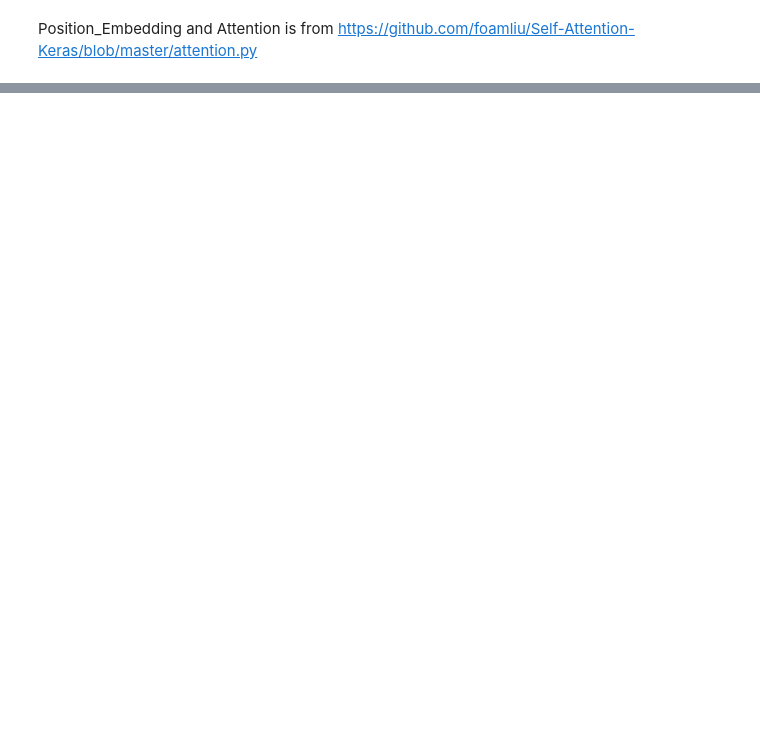
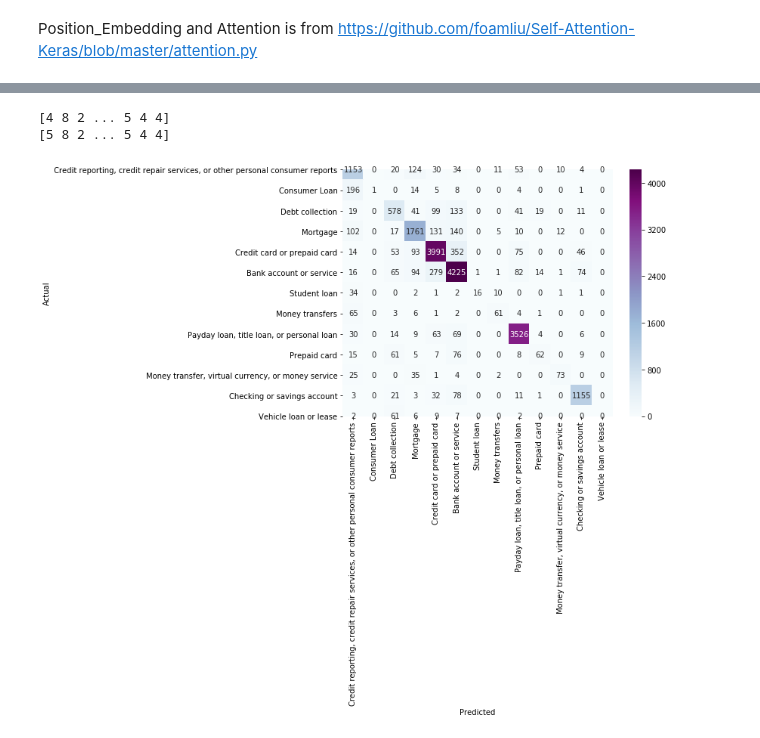
Before and after one commit to hong6us/W266_Fall2019_FinalProject, a Jupyter notebook: Customer_Complaints_Analysis.ipynb, the cells around one changed output, grey strips where cells are left out. Drawn from its saved outputs; the diff is of its cells as text; code cells hidden in the pictures; blank space fills up the shorter version.

```diff
--- a/Customer_Complaints_Analysis.ipynb
+++ b/Customer_Complaints_Analysis.ipynb
@@ -424,9 +501,8 @@ S_inputs = Input(shape=(250,), dtype='int32')
 
 embeddings = Embedding(MAX_NB_WORDS, EMBEDDING_DIM, input_length=X.shape[1])(S_inputs)
 embeddings = Position_Embedding()(embeddings)
-# lstm = LSTM(20, return_sequences = True)(embeddings)
-# 8,10 still the best; 10, 12 0.55,0.82; 8, 12
-O_seq = Attention(8, 12)([embeddings, embeddings, embeddings])
+#  Tried these values: 8,10 0.54, 0.83; 6, 8 0.56, 0.83; 10, 12 0.55,0.82; 8, 12 0.55,0.82; 10,13 0.54, 0.83; 10, 15, 0.54, 0.83
+O_seq = Attention(8, 10)([embeddings, embeddings, embeddings])
 O_seq = GlobalAveragePooling1D()(O_seq)
 O_seq = Dropout(0.5)(O_seq)
 outputs = Dense(13, activation='softmax')(O_seq)
@@ -500,0 +575,2 @@ Test set
+# %%
+y_predict_attention = model_attention.predict(X_test)
@@ -500,0 +609,21 @@ Test set
+# %%
+# Still some difficulties of some categories such as vehicle loan or lease and consumer loan, but debt collection and prepaid card results are much improved.
+
+y_train_predict_label_attention = np.argmax(np.asarray(y_predict_attention), axis = 1)
+y_train_true_label_attention = np.argmax(np.asarray(Y_test), axis =1)
+
+print(y_train_predict_label_attention)
+
+print(y_train_true_label_attention)
+
+result_table = confusion_matrix(y_train_true_label_attention, y_train_predict_label_attention)
+
+fig, ax = plt.subplots(figsize=(8,6))
+sns.heatmap(result_table, annot=True, fmt="d", cmap="BuPu",xticklabels=df['Product'].unique(),yticklabels=df['Product'].unique())
+plt.ylabel('Actual')
+plt.xlabel('Predicted')
+plt.show()
+# %% [output]
+[4 8 2 ... 5 4 4]
+[5 8 2 ... 5 4 4]
+[figure, added]
```
Also changed, not shown: parts of 45 cells of this notebook.
